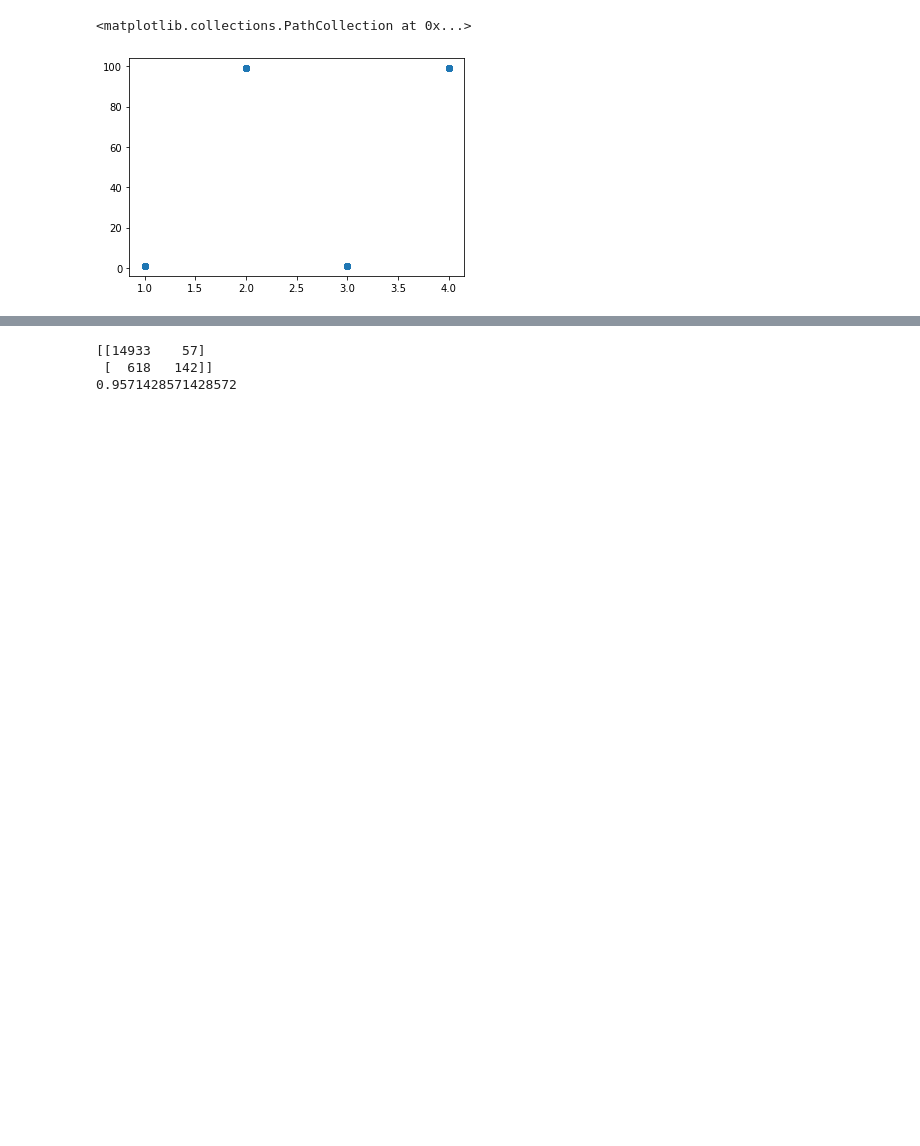
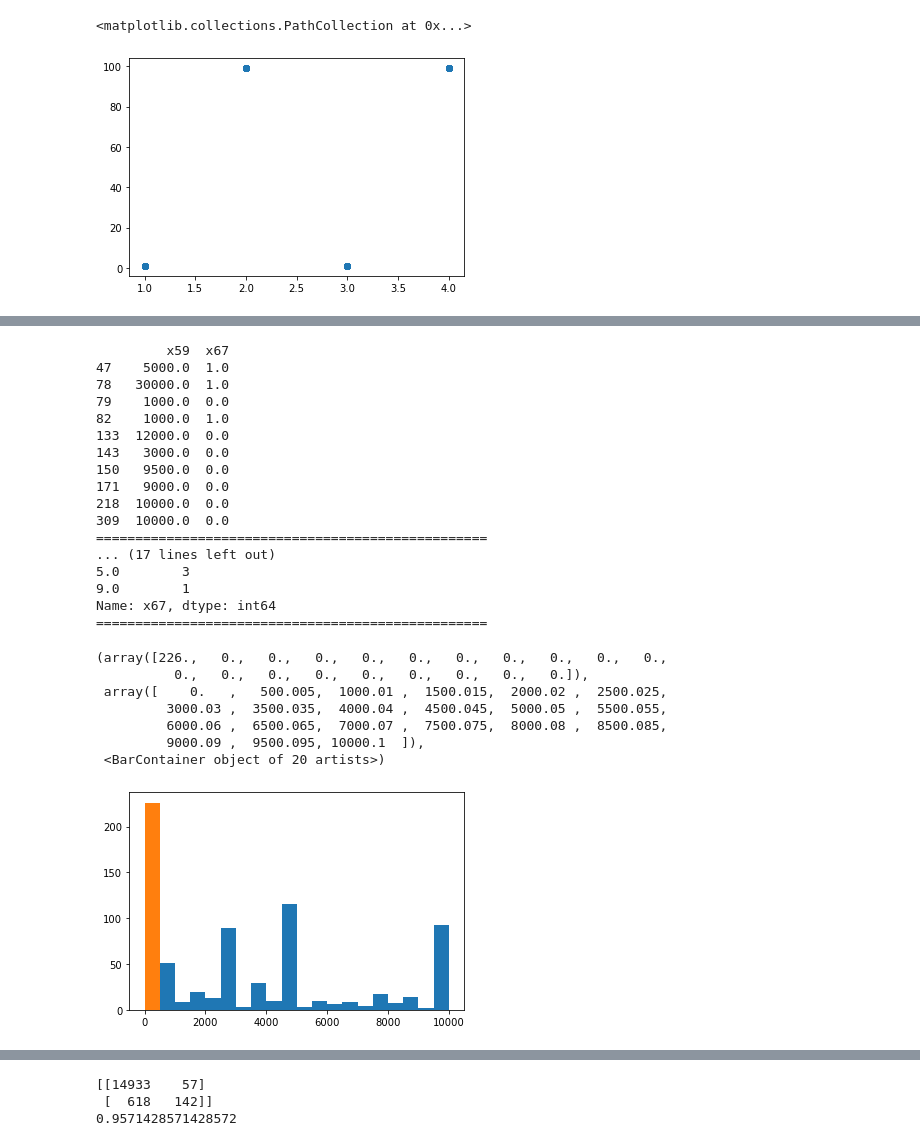
Before and after one commit to tk-tatsuro/data-science, a Jupyter notebook: bainary_classification/binary_classification.ipynb, the cells around one changed output, grey strips where cells are left out. Drawn from its saved outputs; the diff is of its cells as text; code cells hidden in the pictures; blank space fills up the shorter version.

```diff
--- a/bainary_classification/binary_classification.ipynb
+++ b/bainary_classification/binary_classification.ipynb
@@ -2520,0 +2549,39 @@ Name: x6, dtype: int64
+# %%
+# x59,x67
+print(df_spray[['x59','x67']][df_spray['x59']>0].head(10))
+print('='*50)
+print(df_spray['x59'].value_counts())
+print('='*50)
+print(df_spray['x67'].value_counts())
+print('='*50)
+# 相関があるが、同数の項目値が0⇆99と異なる。「x6」は99→0へ変換する。
+df_spray['x67'] = df_spray['x67'].replace(99, 0)
+
+plt.hist(df_spray['x59'][df_spray['x59']>0], bins=20, range=(0,10000.10))
+plt.hist(df_spray['x67'][df_spray['x67']>0], bins=20, range=(0,10000.10))
+# %% [output]
+         x59  x67
+47    5000.0  1.0
+78   30000.0  1.0
+79    1000.0  0.0
+82    1000.0  1.0
+133  12000.0  0.0
+143   3000.0  0.0
+150   9500.0  0.0
+171   9000.0  0.0
+218  10000.0  0.0
+309  10000.0  0.0
+==================================================
+... (17 lines left out)
+5.0        3
+9.0        1
+Name: x67, dtype: int64
+==================================================
+(array([226.,   0.,   0.,   0.,   0.,   0.,   0.,   0.,   0.,   0.,   0.,
+          0.,   0.,   0.,   0.,   0.,   0.,   0.,   0.,   0.]),
+ array([    0.   ,   500.005,  1000.01 ,  1500.015,  2000.02 ,  2500.025,
+         3000.03 ,  3500.035,  4000.04 ,  4500.045,  5000.05 ,  5500.055,
+         6000.06 ,  6500.065,  7000.07 ,  7500.075,  8000.08 ,  8500.085,
+         9000.09 ,  9500.095, 10000.1  ]),
+ <BarContainer object of 20 artists>)
+[figure, added]
```
Also changed, not shown: parts of 24 cells of this notebook.
